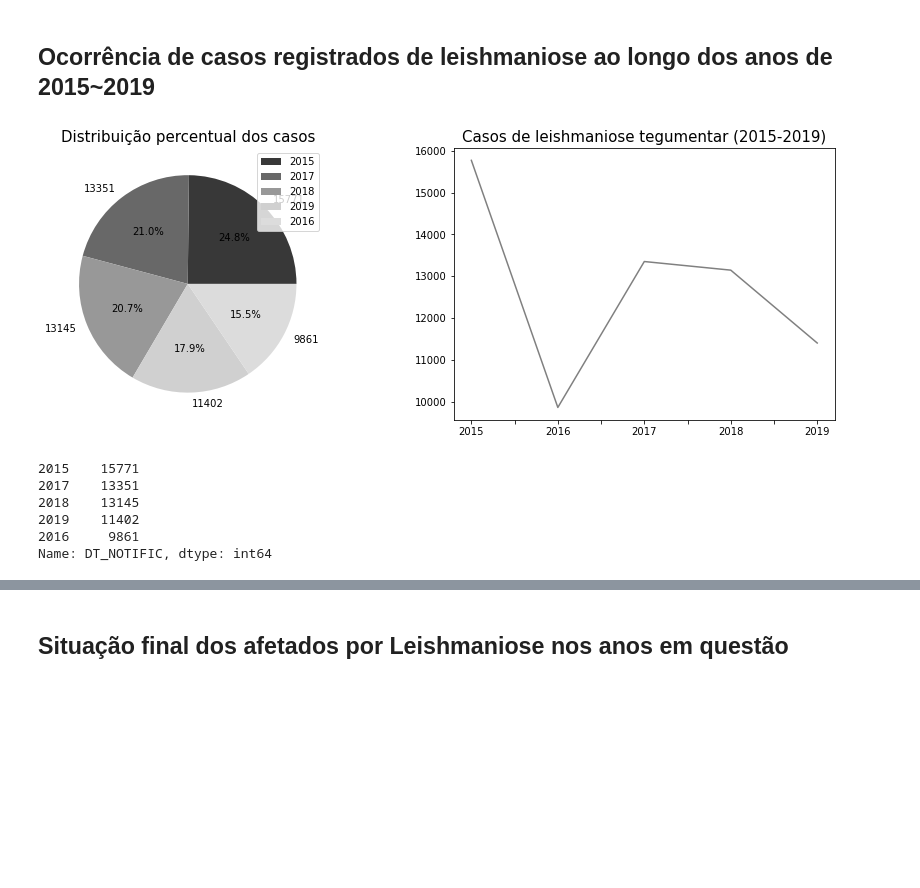
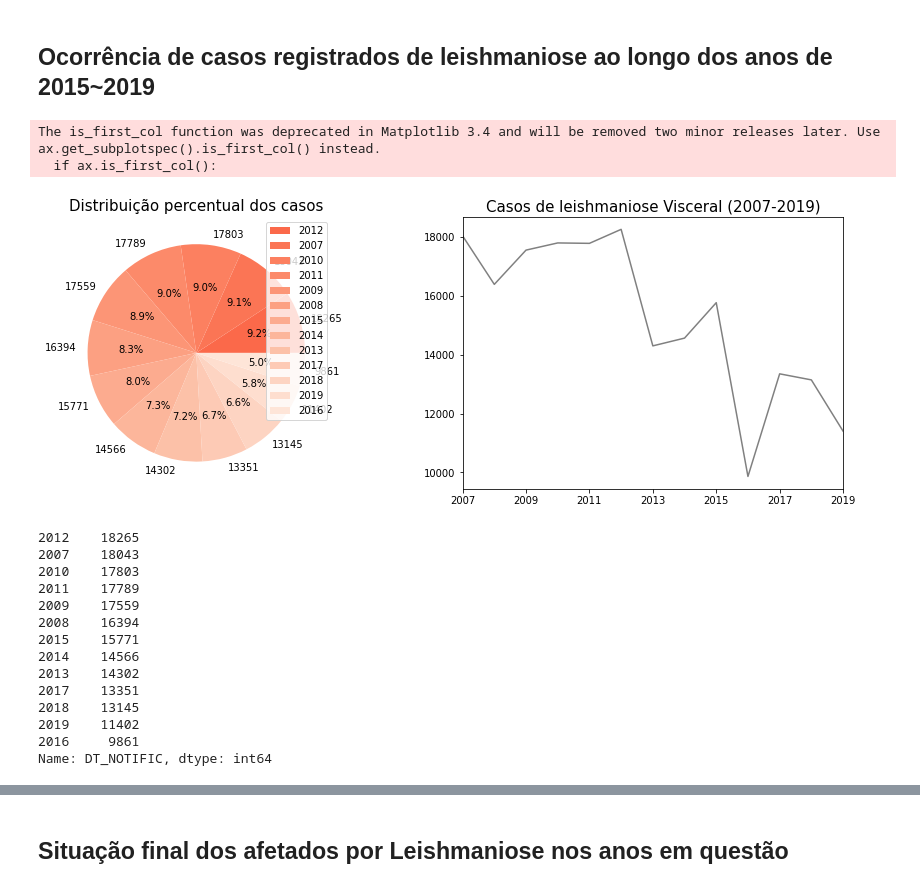
Before and after one commit to L182487/data4health, a Jupyter notebook: notebooks/exp_analysis_LTA.ipynb, the cells around one changed output, grey strips where cells are left out. Cells and saved outputs as stored; diff of their text form; code cells hidden in the pictures; blank space fills up the shorter version.

Commit message:
leish teg update

```diff
--- a/notebooks/exp_analysis_LTA.ipynb
+++ b/notebooks/exp_analysis_LTA.ipynb
@@ -52,7 +52,7 @@ sig_cols =   [
     # Desfecho
     'EVOLUCAO',   # Evolução do caso
 ]
-df = pd.read_csv("LTA_total.csv", usecols=sig_cols)#'PESO',
+df = pd.read_csv("LTA_total_07_19.csv", usecols=sig_cols)#'PESO',
 
 UF = {52:'GO',31:'MG',15:'PA',23:'CE',29:'BA',41:'PR',42:'SC',26:'PE',17:'TO',21:'MA',24:'RN',22:'PI',43:'RS',51:'MT',
      12:'AC',35:'SP',32:'ES',25:'PB',28:'SE',27:'AL',13:'AM',50:'MS',14:'RR',16:'AP',11:'RO',33:'RJ',53:'DF'}
@@ -122,32 +122,38 @@ plt.show()
 # %%
 df['DT_NOTIFIC'].value_counts().index
 f, (ax1,ax2) = plt.subplots(1,2,figsize=(15, 5))
 
-#colors = ['#ff9999','#66b3ff','#99ff99','#ffcc99','#33aa44']
-#colors = plt.cm.binary(np.linspace(0.25, 0.75, len(df['DT_NOTIFIC'].unique())))
-#colors = [,,,,]
-colors = ['#383838','#686868','#989898','#D0D0D0','#DCDCDC']
-
+#colors = ['#383838','#686868','#989898','#D0D0D0','#DCDCDC']
+colors = plt.cm.Reds(np.linspace(0.5, 0.1, len(df['DT_NOTIFIC'].unique())))
 
 #gráfico de pizza dos casos nestes 5 anos
-plt.title('Casos de leishmaniose tegumentar (2015-2019)',fontsize=15)
+plt.title('Casos de leishmaniose Visceral (2007-2019)',fontsize=15)
 ax1.set_title('Distribuição percentual dos casos',fontsize=15)
 ax1.pie(df['DT_NOTIFIC'].value_counts(),labels=df['DT_NOTIFIC'].value_counts(),autopct='%1.1f%%',colors=colors)
 ax1.legend(df['DT_NOTIFIC'].value_counts().index)
 
 
 #série temporal
-years=['2015','2016','2017','2018','2019']
+years=['2007','2008','2009','2010','2011','2012','2013','2014','2015','2016','2017','2018','2019']
 df['DT_NOTIFIC'].value_counts().loc[years].plot(color='gray')
 
-#ax2.plot(df['DT_NOTIFIC'].value_counts())
 plt.show()
 print(df['DT_NOTIFIC'].value_counts())
 # %% [output]
+The is_first_col function was deprecated in Matplotlib 3.4 and will be removed two minor releases later. Use ax.get_subplotspec().is_first_col() instead.
+  if ax.is_first_col():
-[figure, old version]
+[figure, new version]
-2015    15771
-2017    13351
-2018    13145
-2019    11402
-2016     9861
-Name: DT_NOTIFIC, dtype: int64
+2012    18265
+2007    18043
+2010    17803
+2011    17789
+2009    17559
+2008    16394
+2015    15771
+2014    14566
+2013    14302
+2017    13351
+2018    13145
+2019    11402
+2016     9861
+Name: DT_NOTIFIC, dtype: int64
```
Also changed, not shown: parts of 7 cells of this notebook.
